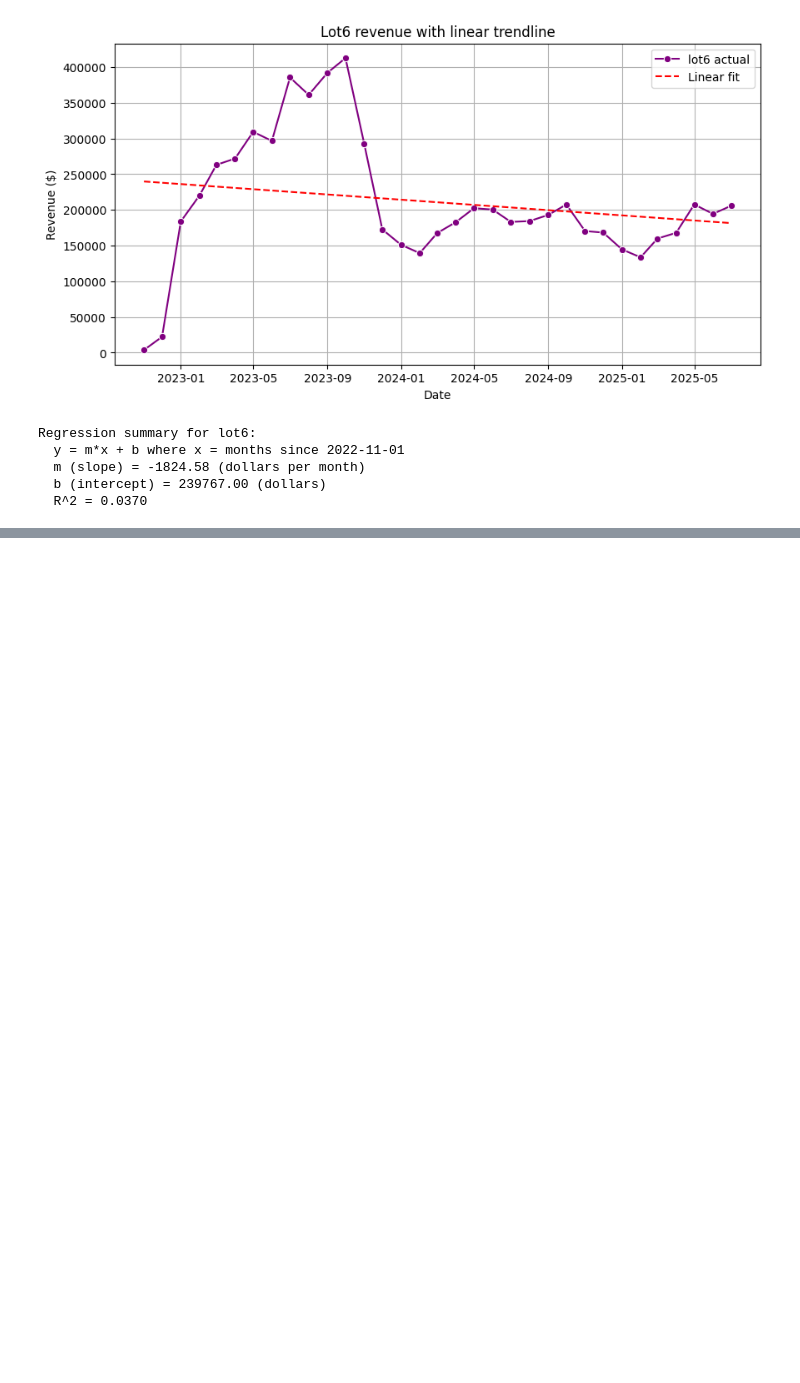
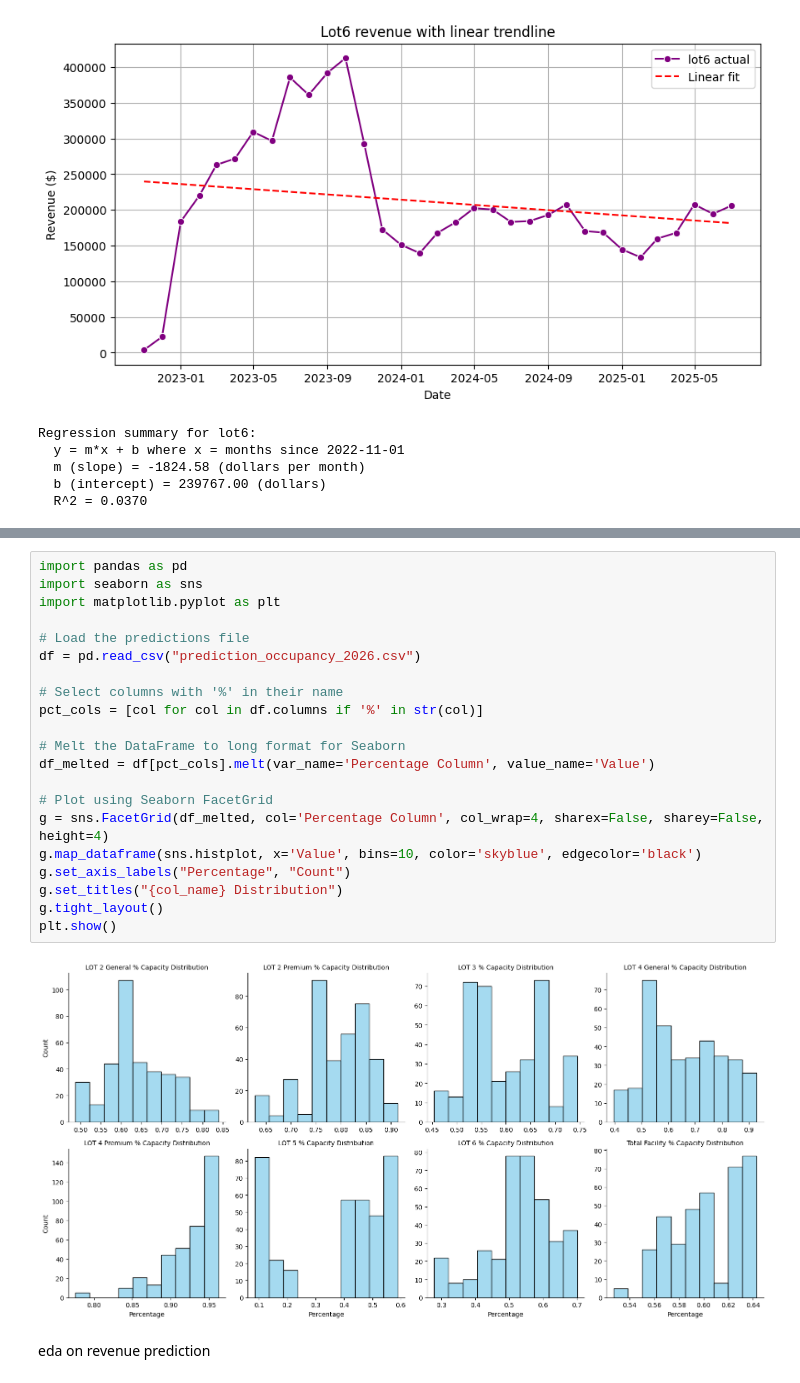
Before and after one commit to doom-boy/Ontario-Competition-Project, a Jupyter notebook: ontarioCompetitionWorkspace.ipynb, the cells around one changed output, grey strips where cells are left out. Cells and saved outputs as stored; diff of their text form; blank space fills up the shorter version.

```diff
--- a/ontarioCompetitionWorkspace.ipynb
+++ b/ontarioCompetitionWorkspace.ipynb
@@ -410,0 +716,25 @@ Regression summary for lot6:
+# %%
+import pandas as pd
+import seaborn as sns
+import matplotlib.pyplot as plt
+
+# Load the predictions file
+df = pd.read_csv("prediction_occupancy_2026.csv")
+
+# Select columns with '%' in their name
+pct_cols = [col for col in df.columns if '%' in str(col)]
+
+# Melt the DataFrame to long format for Seaborn
+df_melted = df[pct_cols].melt(var_name='Percentage Column', value_name='Value')
+
+# Plot using Seaborn FacetGrid
+g = sns.FacetGrid(df_melted, col='Percentage Column', col_wrap=4, sharex=False, sharey=False, height=4)
+g.map_dataframe(sns.histplot, x='Value', bins=10, color='skyblue', edgecolor='black')
+g.set_axis_labels("Percentage", "Count")
+g.set_titles("{col_name} Distribution")
+g.tight_layout()
+plt.show()
+# %% [output]
+[figure, added]
+# %% [markdown]
+eda on revenue prediction
```
Also changed, not shown: parts of 17 cells of this notebook, 2 other files.
